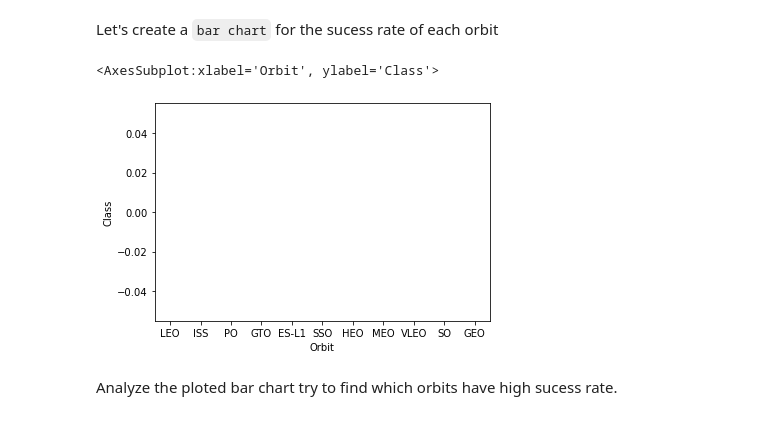
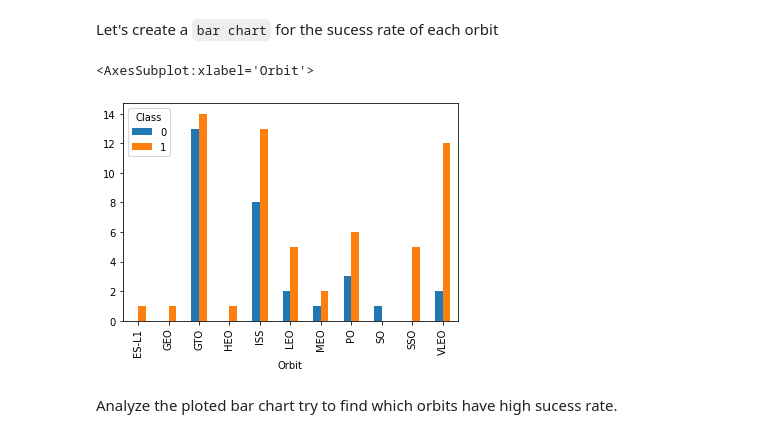
Before and after one commit to MarcoGreco21/SpaceX, a Jupyter notebook: SpaceX - EDA visualization.ipynb, the cells around one changed output. Drawn from its saved outputs; the diff is of its cells as text; code cells hidden in the pictures.

```diff
--- a/SpaceX - EDA visualization.ipynb
+++ b/SpaceX - EDA visualization.ipynb
@@ -114,12 +114,12 @@ Next, we want to visually check if there are any relationship between success ra
 Let's create a `bar chart` for the sucess rate of each orbit
 # %%
 # HINT use groupby method on Orbit column and get the mean of Class column
-Group_orbit = df.groupby(['Orbit']).mean('Class')
-#Group_orbit['Class']
-sns.barplot(x=df['Orbit'], y=Group_orbit['Class'])
+Group_orbit=df.groupby(['Orbit']).mean()
+df_gb = df.groupby(['Orbit', 'Class']).size().unstack(level=1)
+df_gb.plot(kind = 'bar')
 # %% [output]
-<AxesSubplot:xlabel='Orbit', ylabel='Class'>
+<AxesSubplot:xlabel='Orbit'>
-[figure, old version]
+[figure, new version]
 # %% [markdown]
 Analyze the ploted bar chart try to find which orbits have high sucess rate.
 # %% [markdown]
```
Also changed, not shown: parts of 4 cells of this notebook.
